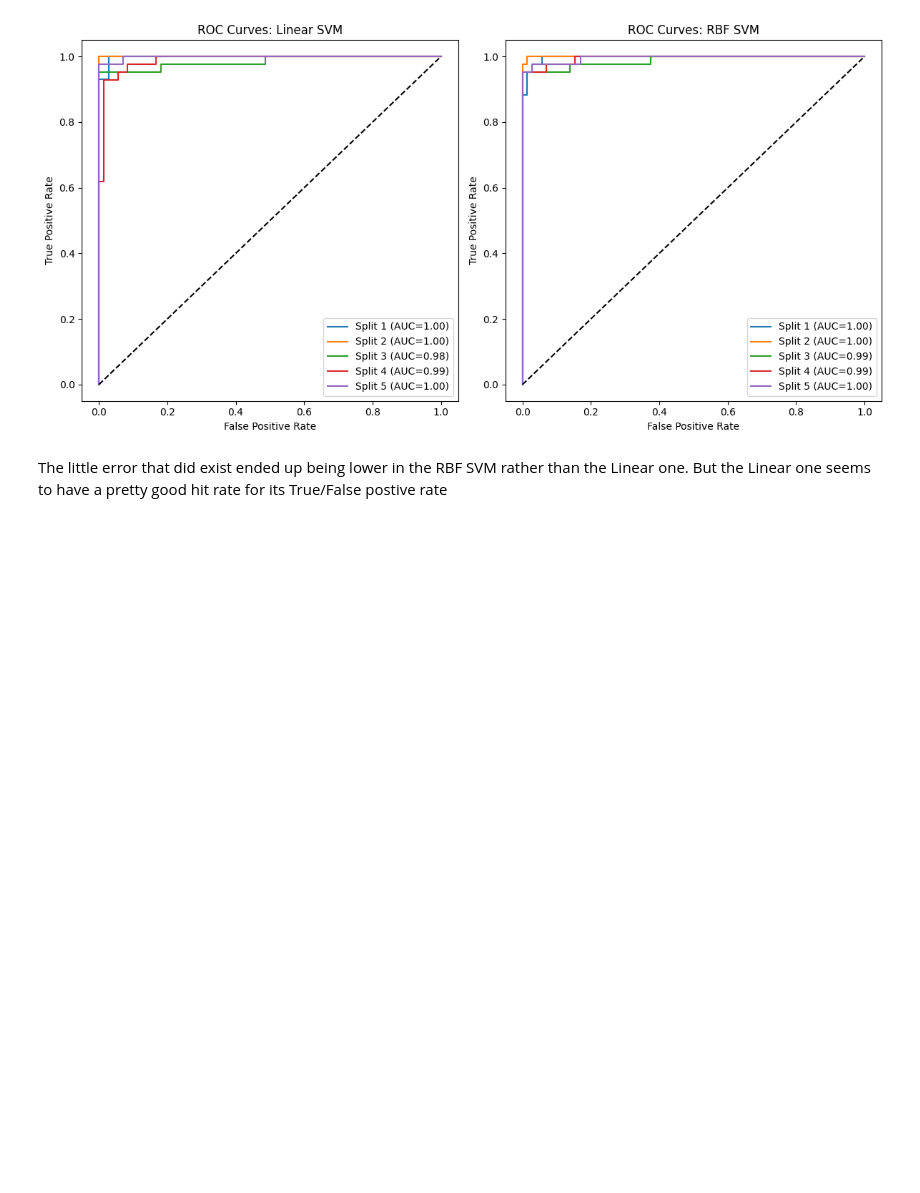
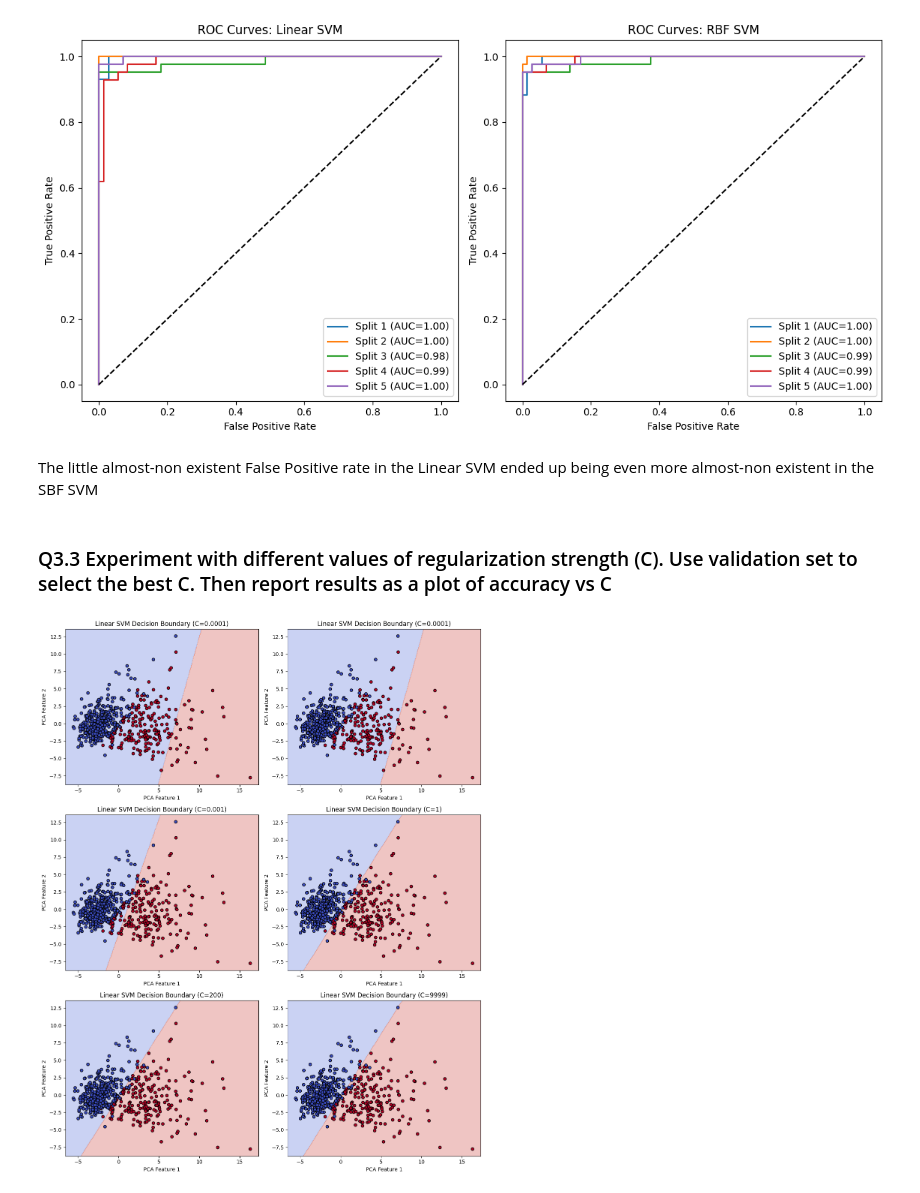
Before and after one commit to MustafaKess/IDATG2208-ML-assignment-2, a Jupyter notebook: exercise 3/Q3.ipynb, the cells around one changed output. Cells and saved outputs as stored; diff of their text form; code cells hidden in the pictures; blank space fills up the shorter version.

Commit message:
Q3.3, messing with C-values in SVM

```diff
--- a/exercise 3/Q3.ipynb
+++ b/exercise 3/Q3.ipynb
@@ -177,4 +177,47 @@ plt.show()
 # %% [output]
 [figure]
 # %% [markdown]
-The little error that did exist ended up being lower in the RBF SVM rather than the Linear one. But the Linear one seems to have a pretty good hit rate for its True/False postive rate
+The little almost-non existent False Positive rate in the Linear SVM ended up being even more almost-non existent in the SBF SVM
+# %% [markdown]
+### Q3.3 Experiment with different values of regularization strength (C). Use validation set to select the best C. Then report results as a plot  of accuracy vs C
+# %%
+from sklearn.decomposition import PCA
+
+# Reduce to 2D for visualization (PCA)
+pca = PCA(n_components=2)
+X_2d = pca.fit_transform(X_std)
+# %%
+def plot_svm(C_value, ax):
+    clf = SVC(kernel="linear", C=C_value)
+    clf.fit(X_2d, y)
+
+    # Create mesh for visualization
+    x_min, x_max = X_2d[:, 0].min() - 1, X_2d[:, 0].max() + 1
+    y_min, y_max = X_2d[:, 1].min() - 1, X_2d[:, 1].max() + 1
+    xx, yy = np.meshgrid(np.linspace(x_min, x_max, 300),
+                         np.linspace(y_min, y_max, 300))
+
+    Z = clf.predict(np.c_[xx.ravel(), yy.ravel()])
+    Z = Z.reshape(xx.shape)
+
+    # Plot decision regions
+    ax.contourf(xx, yy, Z, alpha=0.3, cmap=plt.cm.coolwarm)
+    ax.scatter(X_2d[:, 0], X_2d[:, 1], c=y, cmap=plt.cm.coolwarm, edgecolors='k', s=30)
+    ax.set_title(f"Linear SVM Decision Boundary (C={C_value})")
+    ax.set_xlabel("PCA Feature 1")
+    ax.set_ylabel("PCA Feature 2")
+
+# Create a figure with a 3x2 grid
+fig, axes = plt.subplots(3, 2, figsize=(12, 15))
+axes = axes.ravel()  # Flatten the axes array for easier indexing
+
+C_values = [0.0001, 0.0001, 0.001, 1, 200,  9999]
+for i, C in enumerate(C_values):
+    plot_svm(C, axes[i])
+
+
+
+plt.tight_layout()
+plt.show()
+# %% [output]
+[figure, added]
```
Also changed, not shown: parts of 1 cell of this notebook.
